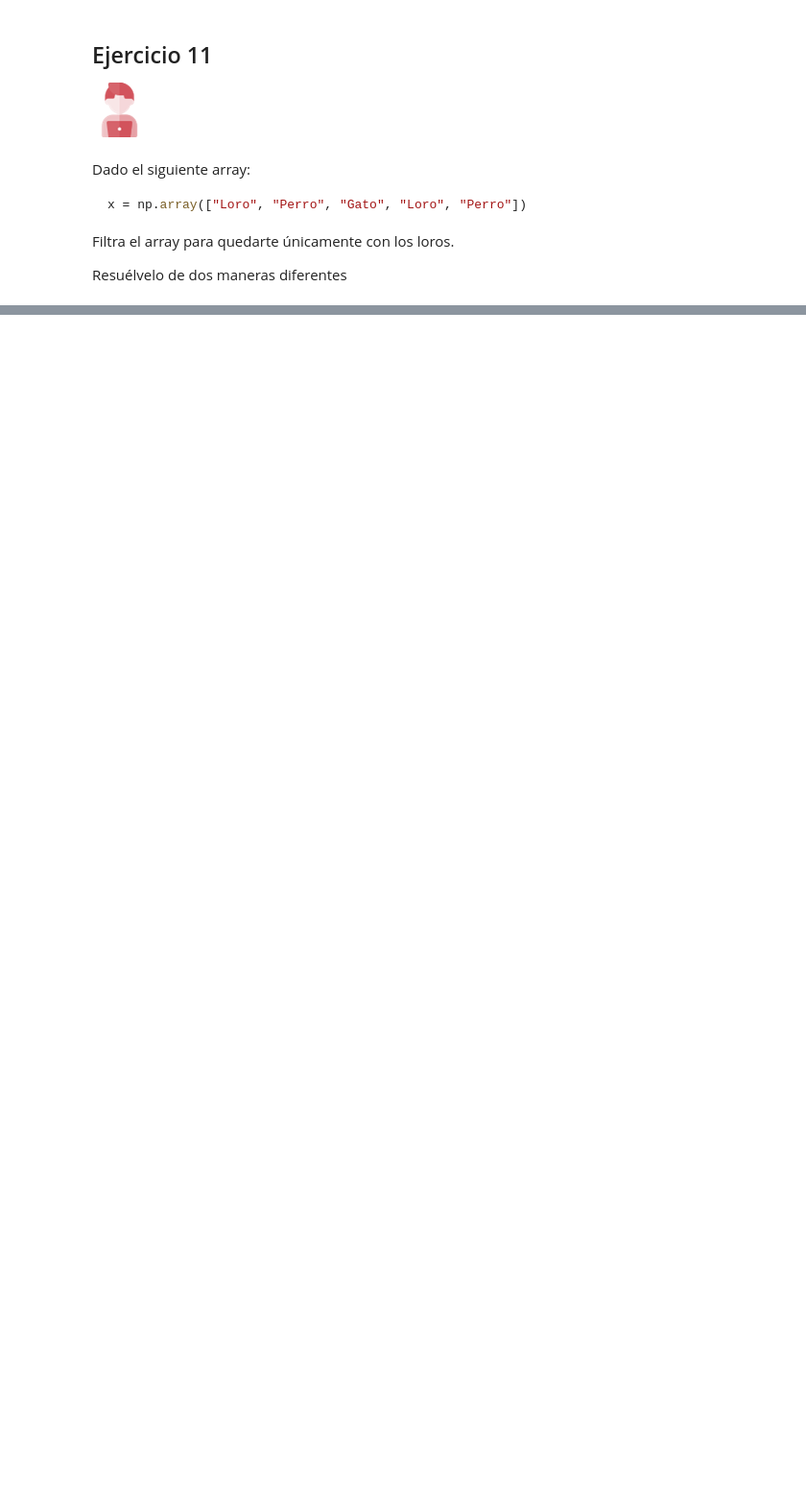
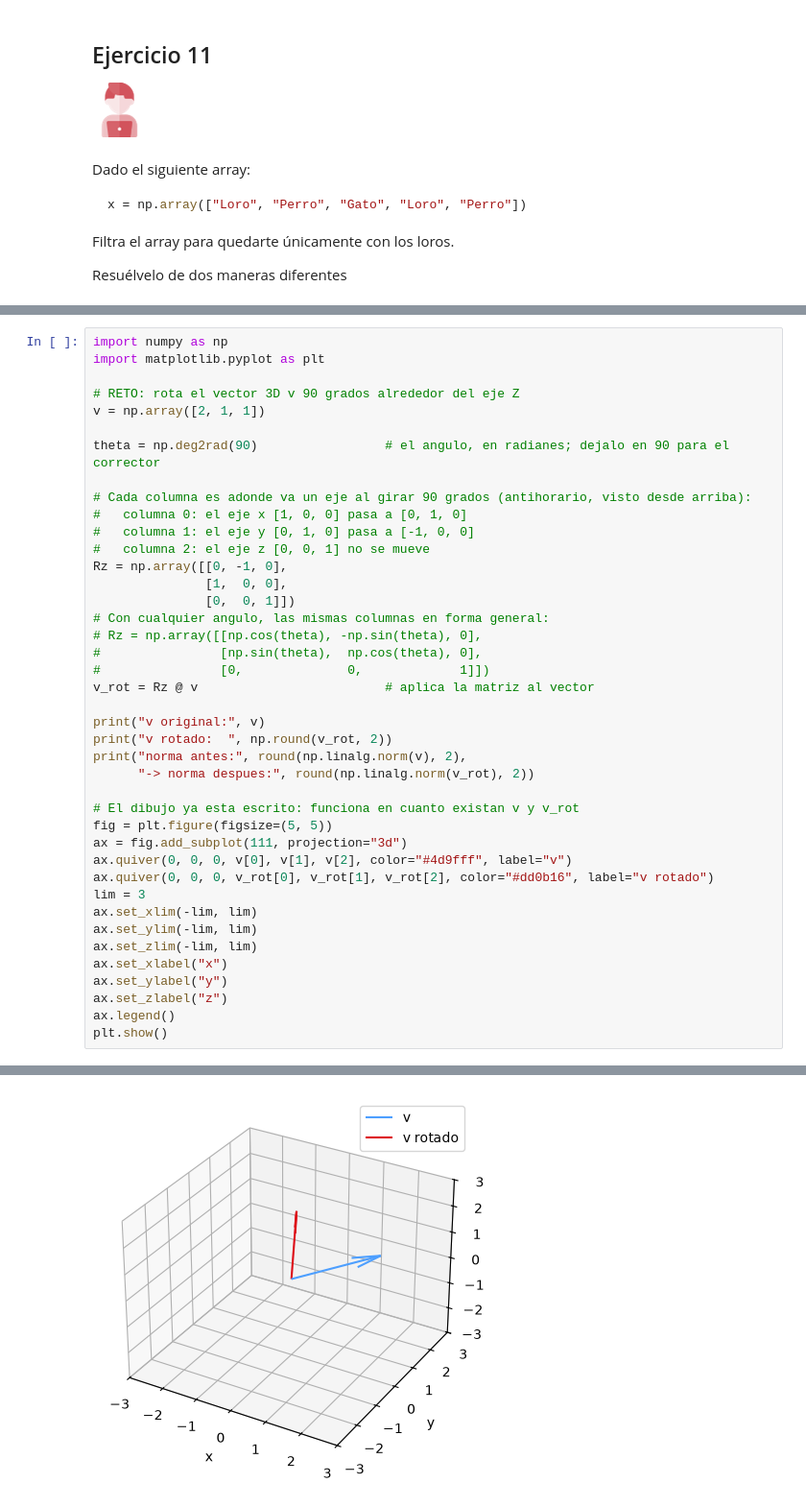
Before and after one commit to almmatnun/Almudena-Mata-DSOnline, a Jupyter notebook: 02_Herramientas_Avanzadas/Sprint_03/02_Numpy_II/02_Ejercicios_Workout/10_Ejercicios_Array.ipynb, the cells around one changed output, grey strips where cells are left out. Shown at 96% size. Drawn from its saved outputs; the diff is of its cells as text; blank space fills up the shorter version.

```diff
--- a/02_Herramientas_Avanzadas/Sprint_03/02_Numpy_II/02_Ejercicios_Workout/10_Ejercicios_Array.ipynb
+++ b/02_Herramientas_Avanzadas/Sprint_03/02_Numpy_II/02_Ejercicios_Workout/10_Ejercicios_Array.ipynb
@@ -100,0 +360,42 @@ Resuélvelo de dos maneras diferentes
+# %%
+import numpy as np
+import matplotlib.pyplot as plt
+
+# RETO: rota el vector 3D v 90 grados alrededor del eje Z
+v = np.array([2, 1, 1])
+
+theta = np.deg2rad(90)                 # el angulo, en radianes; dejalo en 90 para el corrector
+
+# Cada columna es adonde va un eje al girar 90 grados (antihorario, visto desde arriba):
+#   columna 0: el eje x [1, 0, 0] pasa a [0, 1, 0]
+#   columna 1: el eje y [0, 1, 0] pasa a [-1, 0, 0]
+#   columna 2: el eje z [0, 0, 1] no se mueve
+Rz = np.array([[0, -1, 0],
+               [1,  0, 0],
+               [0,  0, 1]])
+# Con cualquier angulo, las mismas columnas en forma general:
+# Rz = np.array([[np.cos(theta), -np.sin(theta), 0],
+#                [np.sin(theta),  np.cos(theta), 0],
+#                [0,              0,             1]])
+v_rot = Rz @ v                         # aplica la matriz al vector
+
+print("v original:", v)
+print("v rotado:  ", np.round(v_rot, 2))
+print("norma antes:", round(np.linalg.norm(v), 2),
+      "-> norma despues:", round(np.linalg.norm(v_rot), 2))
+
+# El dibujo ya esta escrito: funciona en cuanto existan v y v_rot
+fig = plt.figure(figsize=(5, 5))
+ax = fig.add_subplot(111, projection="3d")
+ax.quiver(0, 0, 0, v[0], v[1], v[2], color="#4d9fff", label="v")
+ax.quiver(0, 0, 0, v_rot[0], v_rot[1], v_rot[2], color="#dd0b16", label="v rotado")
+lim = 3
+ax.set_xlim(-lim, lim)
+ax.set_ylim(-lim, lim)
+ax.set_zlim(-lim, lim)
+ax.set_xlabel("x")
+ax.set_ylabel("y")
+ax.set_zlabel("z")
+ax.legend()
+plt.show()
+# %% [output]
@@ -100,0 +405 @@ Resuélvelo de dos maneras diferentes
+[figure, added]
```
Also changed, not shown: parts of 22 cells of this notebook, 48 other files.
